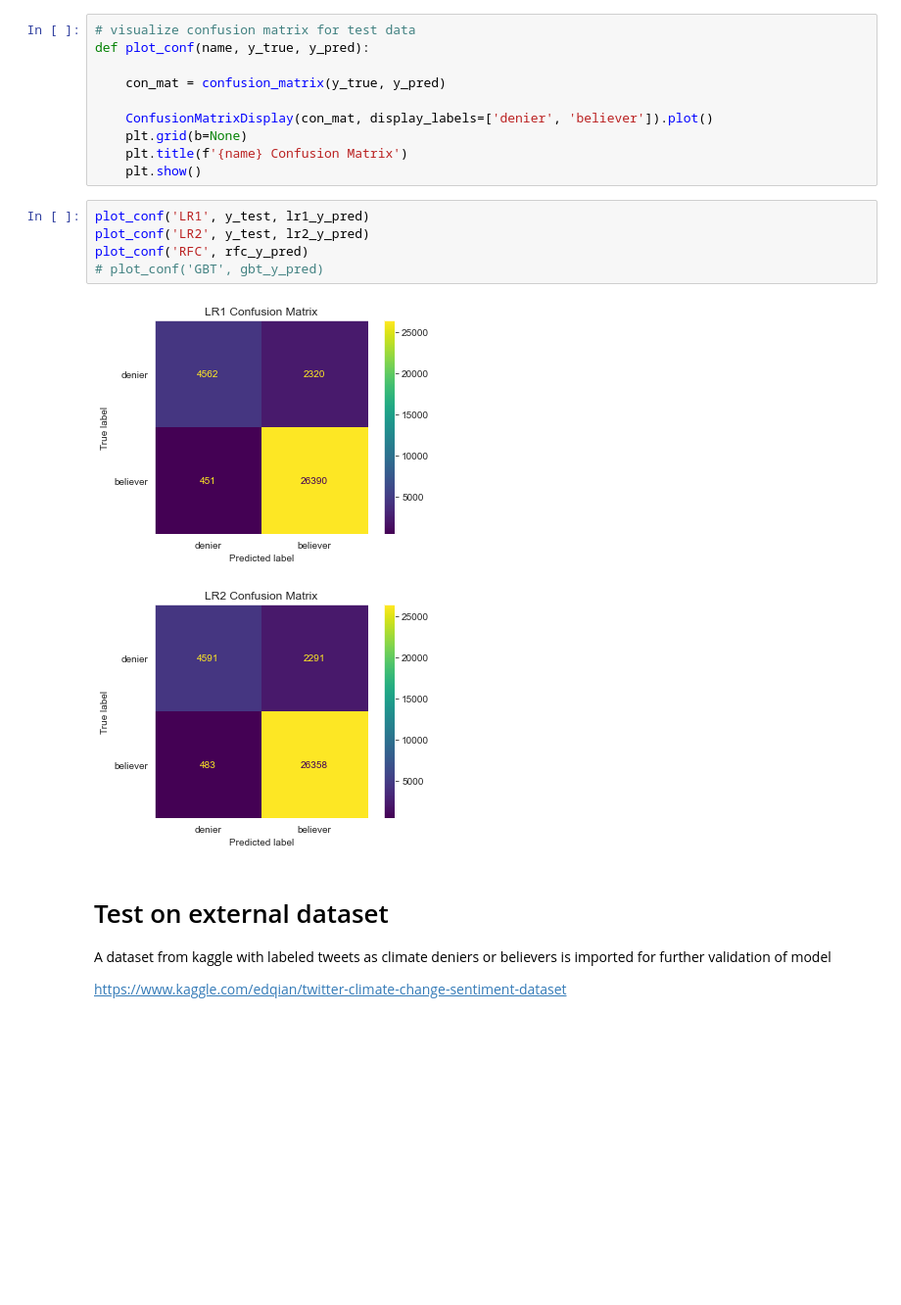
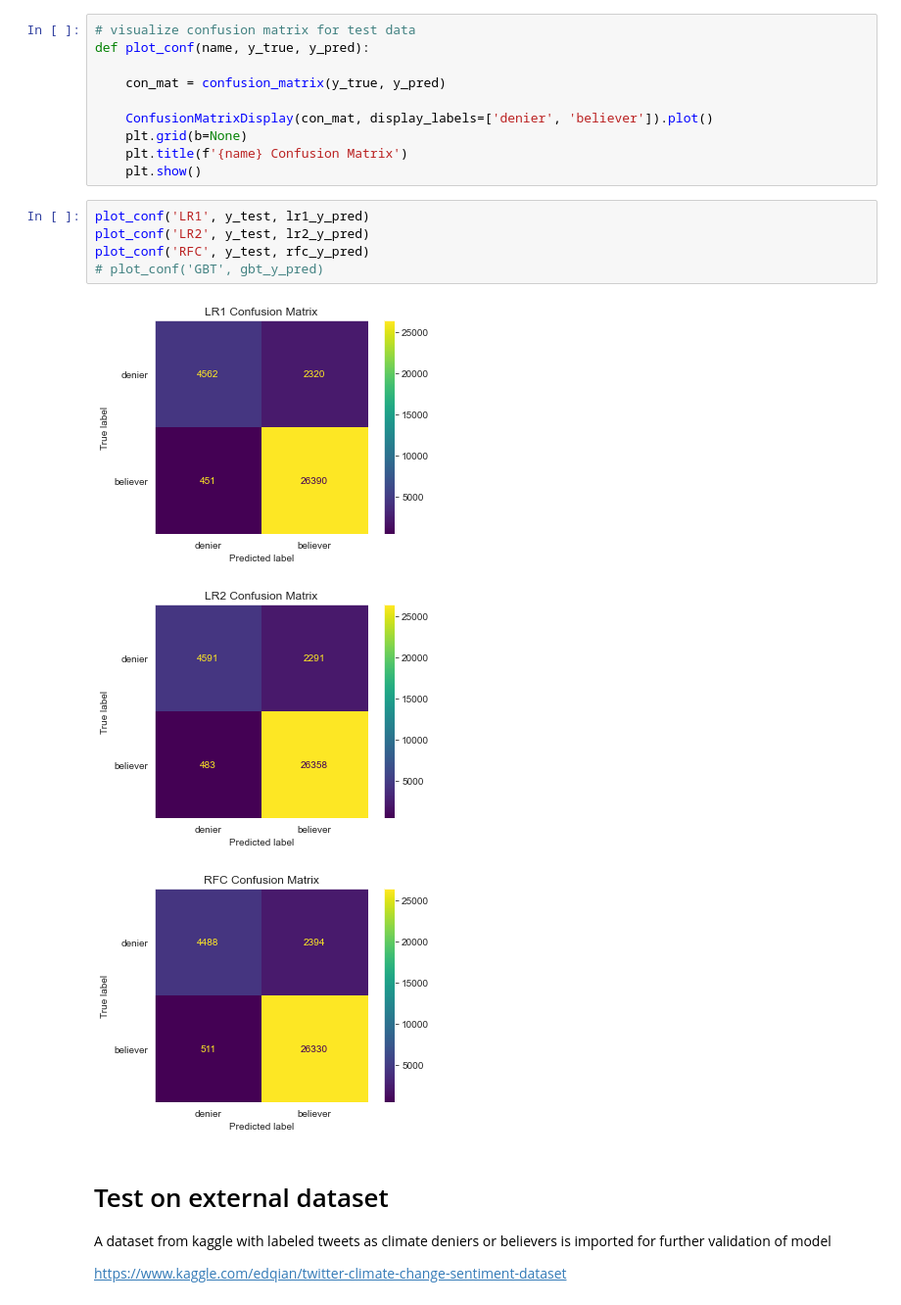
Before and after one commit to JoeBrowz/climate-prop, a Jupyter notebook: modeling_notebook.ipynb, the cells around one changed output. Shown at 98% size. Drawn from its saved outputs; the diff is of its cells as text; blank space fills up the shorter version.

```diff
--- a/modeling_notebook.ipynb
+++ b/modeling_notebook.ipynb
@@ -215,11 +235,12 @@ def plot_conf(name, y_true, y_pred):
 # %%
 plot_conf('LR1', y_test, lr1_y_pred)
 plot_conf('LR2', y_test, lr2_y_pred)
-plot_conf('RFC', rfc_y_pred)
+plot_conf('RFC', y_test, rfc_y_pred)
 # plot_conf('GBT', gbt_y_pred)
 # %% [output]
 [figure]
 [figure]
+[figure, added]
 # %% [markdown]
 
 # Test on external dataset
```
Also changed, not shown: parts of 18 cells of this notebook.
